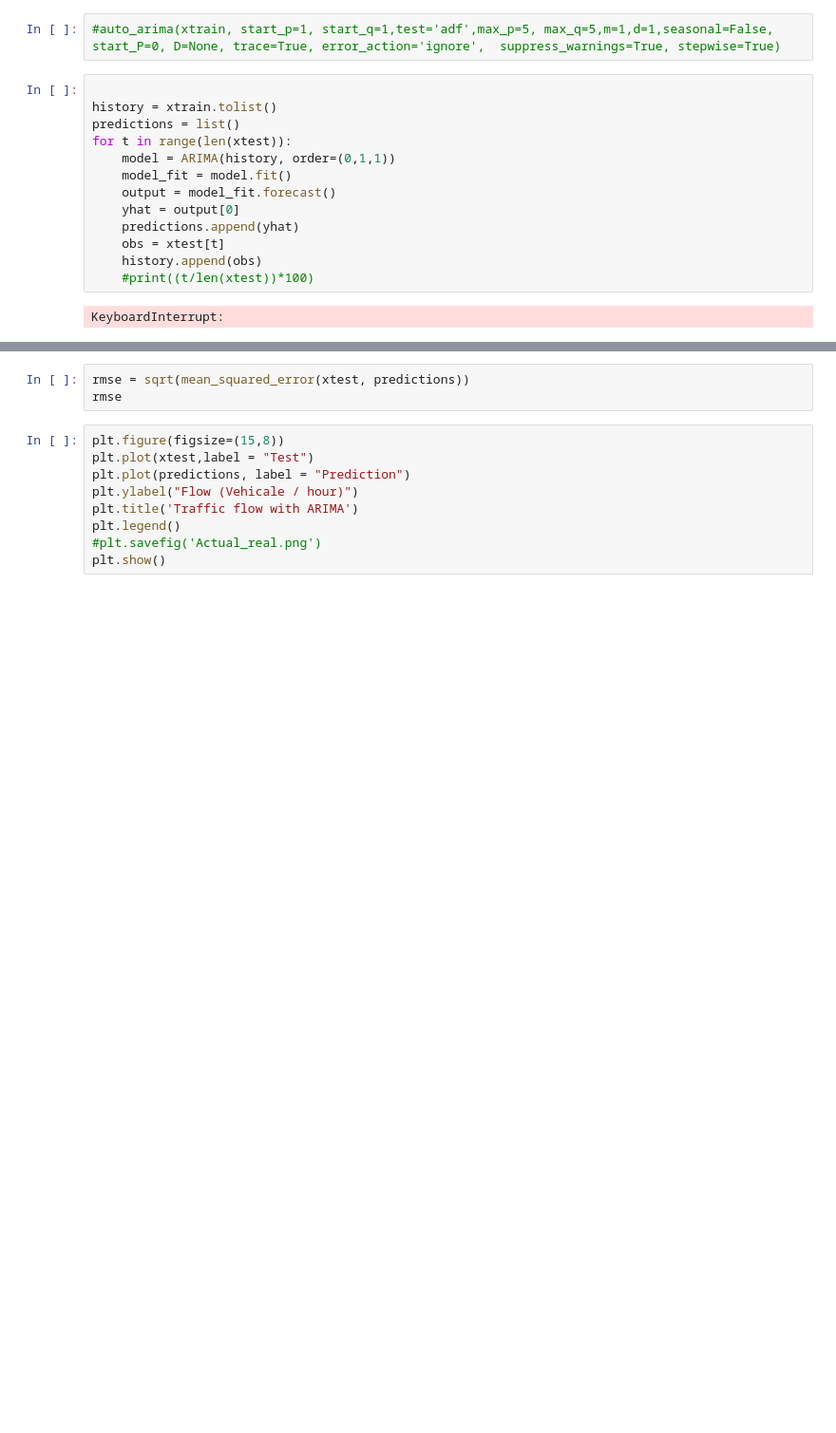
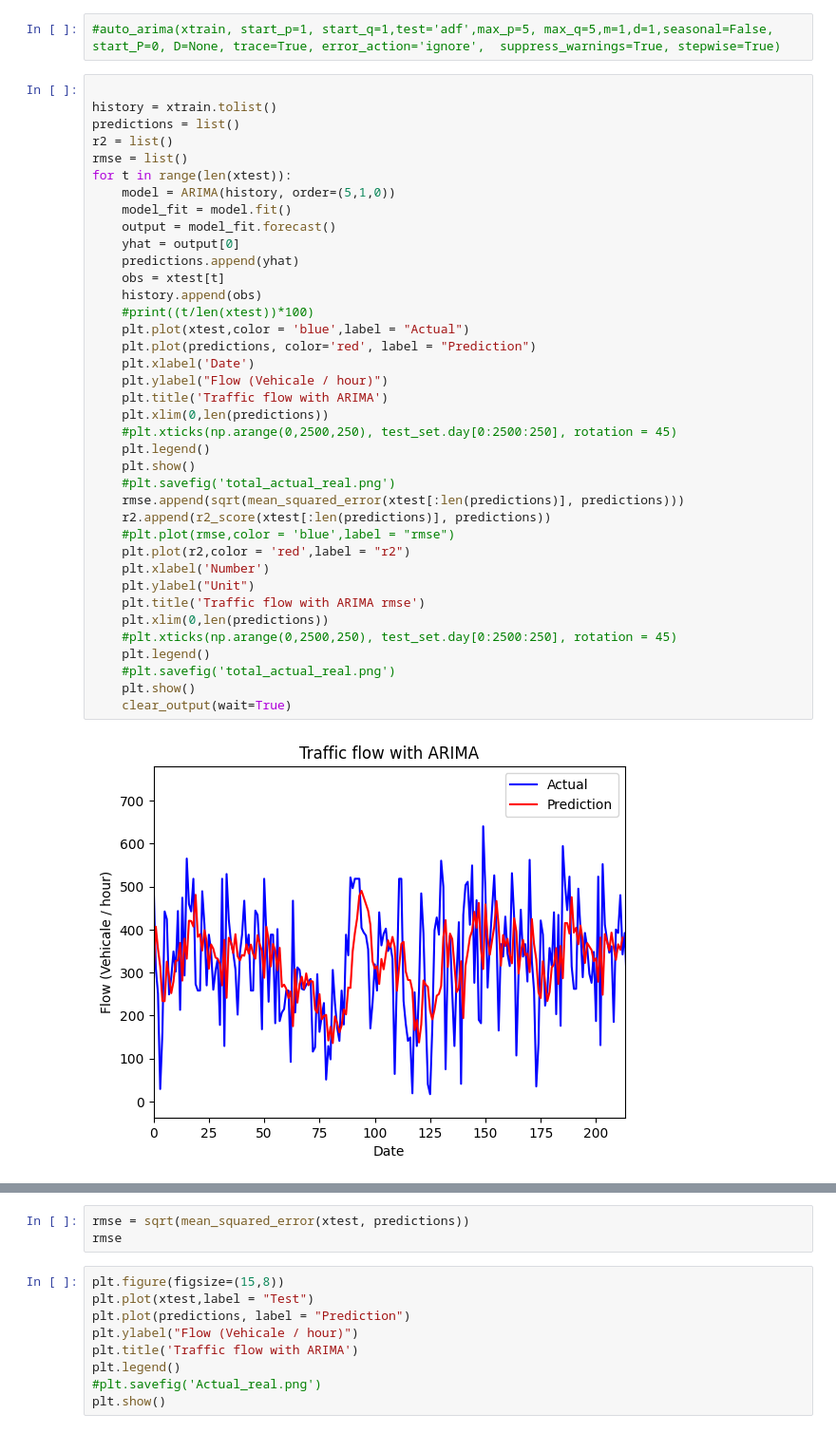
Before and after one commit to fredrikkortet/mt-hh, a Jupyter notebook: ARIMA.ipynb, the cells around one changed output, grey strips where cells are left out. Shown at 95% size. Saved outputs shown, nothing was run; the diff lists cells and outputs as text; blank space fills up the shorter version.

Commit message:
added color

```diff
--- a/ARIMA.ipynb
+++ b/ARIMA.ipynb
@@ -100,15 +80,40 @@ Name: Flow, dtype: float64
 # %%
 
 history = xtrain.tolist()
 predictions = list()
+r2 = list()
+rmse = list()
 for t in range(len(xtest)):
-    model = ARIMA(history, order=(0,1,1))
+    model = ARIMA(history, order=(5,1,0))
     model_fit = model.fit()
     output = model_fit.forecast()
     yhat = output[0]
     predictions.append(yhat)
     obs = xtest[t]
     history.append(obs)
     #print((t/len(xtest))*100)
+    plt.plot(xtest,color = 'blue',label = "Actual")
+    plt.plot(predictions, color='red', label = "Prediction")
+    plt.xlabel('Date')
+    plt.ylabel("Flow (Vehicale / hour)")
+    plt.title('Traffic flow with ARIMA')
+    plt.xlim(0,len(predictions))
+    #plt.xticks(np.arange(0,2500,250), test_set.day[0:2500:250], rotation = 45)
+    plt.legend()
+    plt.show()
+    #plt.savefig('total_actual_real.png')
+    rmse.append(sqrt(mean_squared_error(xtest[:len(predictions)], predictions)))
+    r2.append(r2_score(xtest[:len(predictions)], predictions))
+    #plt.plot(rmse,color = 'blue',label = "rmse")
+    plt.plot(r2,color = 'red',label = "r2")
+    plt.xlabel('Number')
+    plt.ylabel("Unit")
+    plt.title('Traffic flow with ARIMA rmse')
+    plt.xlim(0,len(predictions))
+    #plt.xticks(np.arange(0,2500,250), test_set.day[0:2500:250], rotation = 45)
+    plt.legend()
+    #plt.savefig('total_actual_real.png')
+    plt.show()
+    clear_output(wait=True)
 # %% [output]
-KeyboardInterrupt:
+[figure, added]
```
Also changed, not shown: parts of 7 cells of this notebook, 2 other files.
